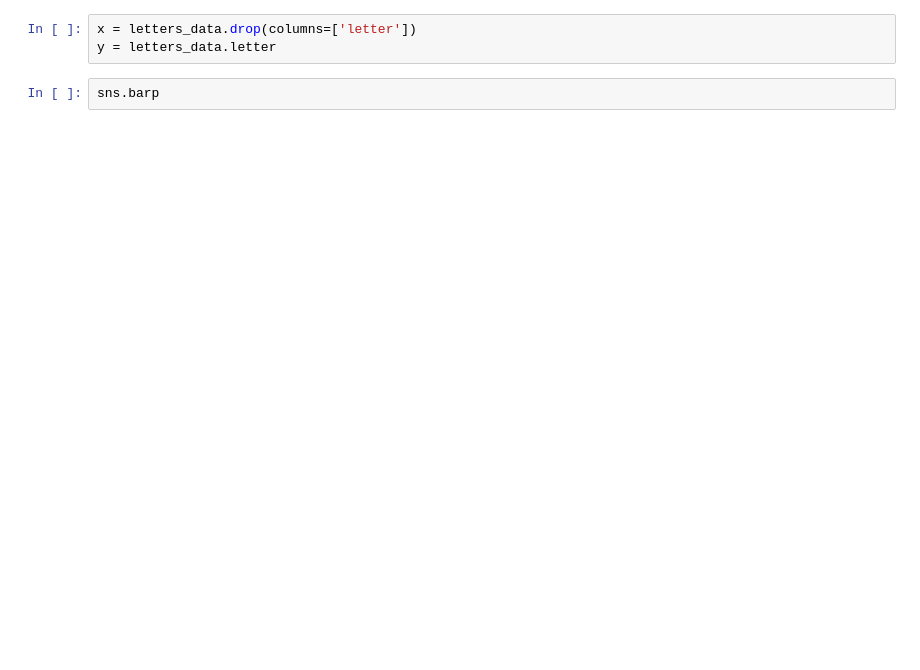
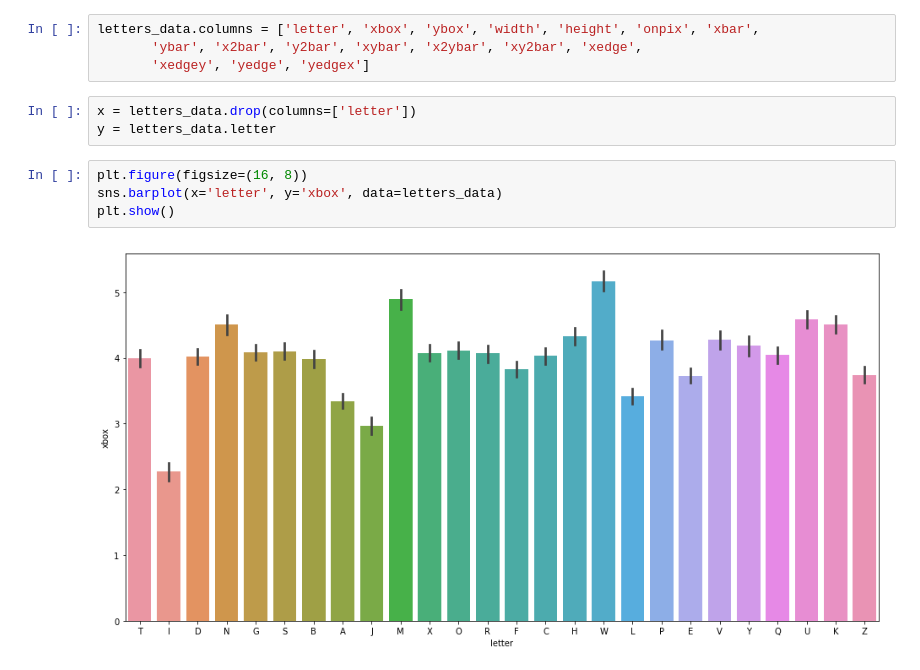
Before and after one commit to iamurali/upgrad_ml_ai, a Jupyter notebook: SVM/SVM_Letter_recognition.ipynb, the cells around one changed output. Saved outputs shown, nothing was run; the diff lists cells and outputs as text; blank space fills up the shorter version.

Commit message:
SVM Training model data

```diff
--- a/SVM/SVM_Letter_recognition.ipynb
+++ b/SVM/SVM_Letter_recognition.ipynb
@@ -67,8 +67,16 @@ xedgey    0
 yedge     0
 yedgex    0
 dtype: int64
+# %%
+letters_data.columns = ['letter', 'xbox', 'ybox', 'width', 'height', 'onpix', 'xbar',
+       'ybar', 'x2bar', 'y2bar', 'xybar', 'x2ybar', 'xy2bar', 'xedge',
+       'xedgey', 'yedge', 'yedgex']
 # %%
 x = letters_data.drop(columns=['letter'])
 y = letters_data.letter
-# %%
-sns.barp
+# %%
+plt.figure(figsize=(16, 8))
+sns.barplot(x='letter', y='xbox', data=letters_data)
+plt.show()
+# %% [output]
+[figure, added]
```
Also changed, not shown: parts of 20 cells of this notebook, 2 other files.
